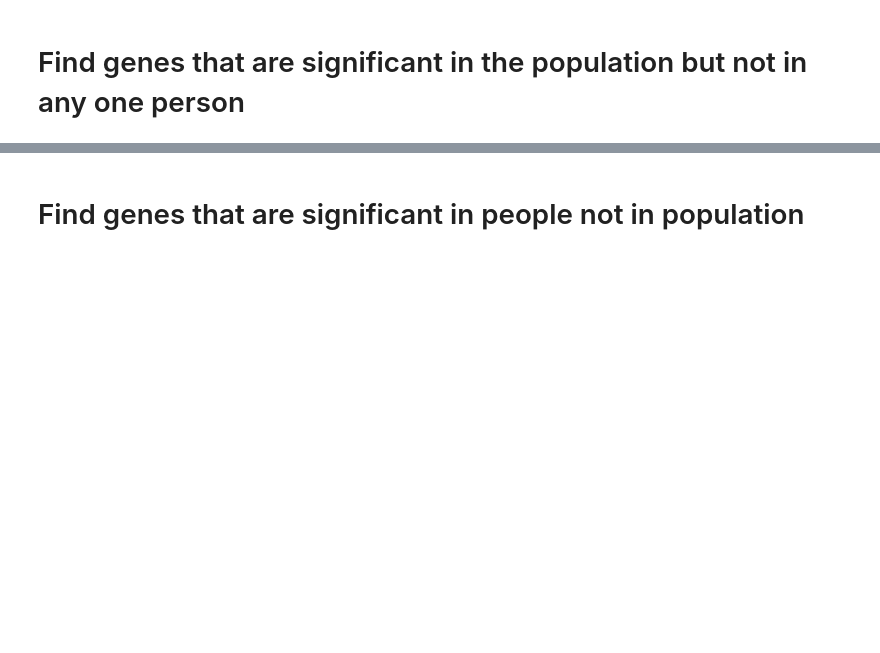
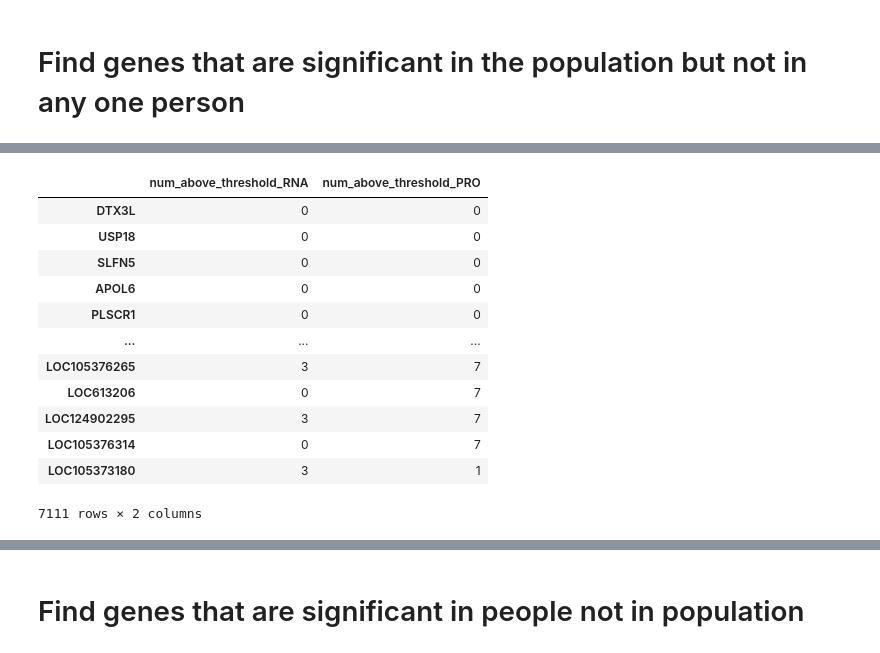
Before and after one commit to Dowell-Lab/pop_inf_beta, a Jupyter notebook: colab/genes_are_different.ipynb, the cells around one changed output, grey strips where cells are left out. Drawn from its saved outputs; the diff is of its cells as text; code cells hidden in the pictures; blank space fills up the shorter version.

```diff
--- a/colab/genes_are_different.ipynb
+++ b/colab/genes_are_different.ipynb
@@ -111,3 +143,25 @@ sig_people_PRO = people_adj_df_PRO[people_adj_df_PRO.min(axis=1)<threshold]
+# %%
+num_above_threshold = pd.DataFrame(index=people_adj_df_RNA.index)
+
+# Calculate the number of columns above the threshold for each row
+num_above_threshold['num_above_threshold_RNA'] = (people_adj_df_RNA > threshold).sum(axis=1)
+
+# Calculate the number of columns above the threshold for each row
+num_above_threshold['num_above_threshold_PRO'] = (people_adj_df_PRO > threshold).sum(axis=1)
+# %% [output]
+|  | num_above_threshold_RNA | num_above_threshold_PRO |
+| DTX3L | 0 | 0 |
+| USP18 | 0 | 0 |
+| SLFN5 | 0 | 0 |
+| APOL6 | 0 | 0 |
+| PLSCR1 | 0 | 0 |
+| ... | ... | ... |
+| LOC105376265 | 3 | 7 |
+| LOC613206 | 0 | 7 |
+| LOC124902295 | 3 | 7 |
+| LOC105376314 | 0 | 7 |
+| LOC105373180 | 3 | 1 |
+7111 rows × 2 columns
 # %%
 RNA_genes_pop_not_people = [gn for gn in sig_pop_RNA.index if gn not in sig_people_RNA.index]
 print("RNA genes", RNA_genes_pop_not_people)
```
Also changed, not shown: parts of 16 cells of this notebook.
